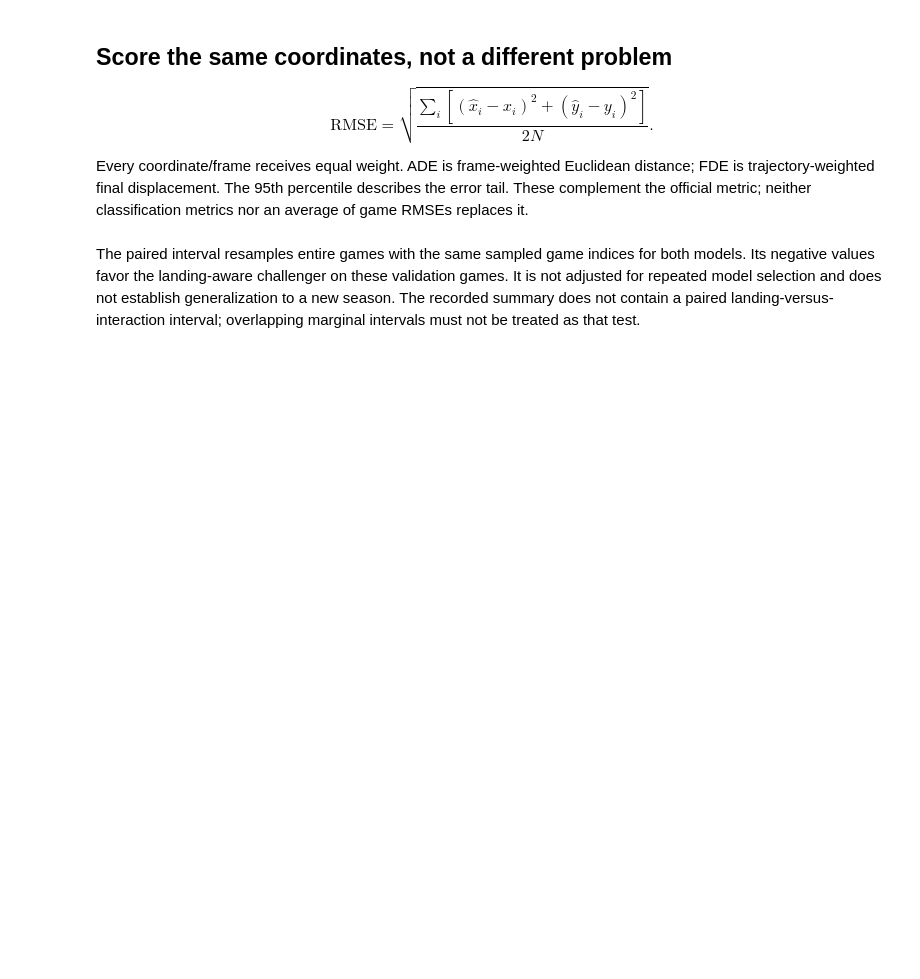
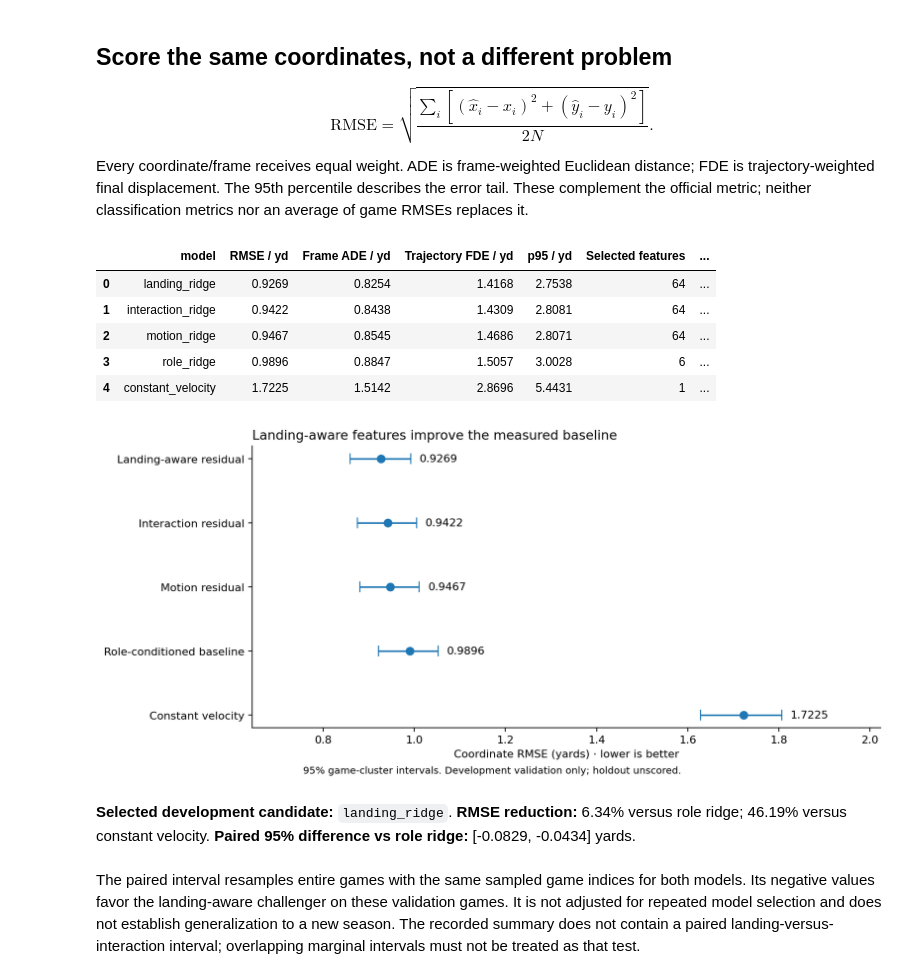
Before and after one commit to alvaromendizabal/nfl-player-trajectory, a Jupyter notebook: notebooks/02_motion_benchmarks.ipynb, the cells around one changed output. Saved outputs shown, nothing was run; the diff lists cells and outputs as text; code cells hidden in the pictures; blank space fills up the shorter version.

```diff
--- a/notebooks/02_motion_benchmarks.ipynb
+++ b/notebooks/02_motion_benchmarks.ipynb
@@ -17,7 +17,12 @@ from pathlib import Path
 from IPython.display import HTML, Image, Markdown, display
 
 from nfl_trajectory.analysis import (
-    budget_figure, comparison, error_budget, experiment_figure, figure_png, load_evidence,
+    budget_figure,
+    comparison,
+    error_budget,
+    experiment_figure,
+    figure_png,
+    load_evidence,
 )
 from nfl_trajectory.runtime import Run
 
@@ -25,6 +30,10 @@ ROOT = next(p for p in [Path.cwd(), *Path.cwd().parents] if (p / "src/nfl_trajec
 with Run(ROOT, "notebook_evaluation") as run:
     evidence, selection_audit, evidence_label = load_evidence(ROOT)
     scores = comparison(evidence)
-    run.event("evaluation_verified", source=evidence_label,
-              selected_model=evidence["selected_model"], rows=evidence["validation_rows_per_model"])
+    run.event(
+        "evaluation_verified",
+        source=evidence_label,
+        selected_model=evidence["selected_model"],
+        rows=evidence["validation_rows_per_model"],
+    )
 display(Markdown(f"**Evidence:** {evidence_label}. **Holdout:** not evaluated."))
@@ -37,25 +51,51 @@ Every coordinate/frame receives equal weight. ADE is frame-weighted Euclidean di
 trajectory-weighted final displacement. The 95th percentile describes the error tail. These
 complement the official metric; neither classification metrics nor an average of game RMSEs replaces it.
 # %%
-columns = ["model", "coordinate_rmse_yards", "ade_frame_weighted_yards",
-           "fde_trajectory_weighted_yards", "p95_displacement_yards", "selected_features",
-           "rmse_reduction_vs_baseline_percent"]
-display(scores[columns].rename(columns={
-    "coordinate_rmse_yards": "RMSE / yd", "ade_frame_weighted_yards": "Frame ADE / yd",
-    "fde_trajectory_weighted_yards": "Trajectory FDE / yd",
-    "p95_displacement_yards": "p95 / yd", "selected_features": "Selected features",
-    "rmse_reduction_vs_baseline_percent": "RMSE reduction vs baseline / %",
-}).round(4))
+columns = [
+    "model",
+    "coordinate_rmse_yards",
+    "ade_frame_weighted_yards",
+    "fde_trajectory_weighted_yards",
+    "p95_displacement_yards",
+    "selected_features",
+    "rmse_reduction_vs_baseline_percent",
+]
+display(
+    scores[columns]
+    .rename(
+        columns={
+            "coordinate_rmse_yards": "RMSE / yd",
+            "ade_frame_weighted_yards": "Frame ADE / yd",
+            "fde_trajectory_weighted_yards": "Trajectory FDE / yd",
+            "p95_displacement_yards": "p95 / yd",
+            "selected_features": "Selected features",
+            "rmse_reduction_vs_baseline_percent": "RMSE reduction vs baseline / %",
+        }
+    )
+    .round(4)
+)
 display(Image(data=figure_png(experiment_figure(evidence))))
+# %% [output]
+|  | model | RMSE / yd | Frame ADE / yd | Trajectory FDE / yd | p95 / yd | Selected features | ... |
+| 0 | landing_ridge | 0.9269 | 0.8254 | 1.4168 | 2.7538 | 64 | ... |
+| 1 | interaction_ridge | 0.9422 | 0.8438 | 1.4309 | 2.8081 | 64 | ... |
+| 2 | motion_ridge | 0.9467 | 0.8545 | 1.4686 | 2.8071 | 64 | ... |
+| 3 | role_ridge | 0.9896 | 0.8847 | 1.5057 | 3.0028 | 6 | ... |
+| 4 | constant_velocity | 1.7225 | 1.5142 | 2.8696 | 5.4431 | 1 | ... |
+[figure, added]
 # %%
 best = scores.iloc[0]
 paired = best["delta_vs_role_ridge_ci95"]
-display(Markdown(
-    f"**Selected development candidate:** `{best['model']}`. "
-    f"**RMSE reduction:** {best['rmse_reduction_vs_baseline_percent']:.2f}% versus role ridge; "
-    f"{evidence['improvement_vs_velocity_percent']:.2f}% versus constant velocity. "
-    f"**Paired 95% difference vs role ridge:** [{paired[0]:.4f}, {paired[1]:.4f}] yards."
-))
+display(
+    Markdown(
+        f"**Selected development candidate:** `{best['model']}`. "
+        f"**RMSE reduction:** {best['rmse_reduction_vs_baseline_percent']:.2f}% versus role ridge; "
+        f"{evidence['improvement_vs_velocity_percent']:.2f}% versus constant velocity. "
+        f"**Paired 95% difference vs role ridge:** [{paired[0]:.4f}, {paired[1]:.4f}] yards."
+    )
+)
+# %% [output]
+**Selected development candidate:** `landing_ridge`. **RMSE reduction:** 6.34% versus role ridge; 46.19% versus constant velocity. **Paired 95% difference vs role ridge:** [-0.0829, -0.0434] yards.
 # %% [markdown]
 The paired interval resamples entire games with the same sampled game indices for both models.
 Its negative values favor the landing-aware challenger on these validation games. It is not adjusted
```
Also changed, not shown: parts of 4 cells of this notebook, 8 other files.
